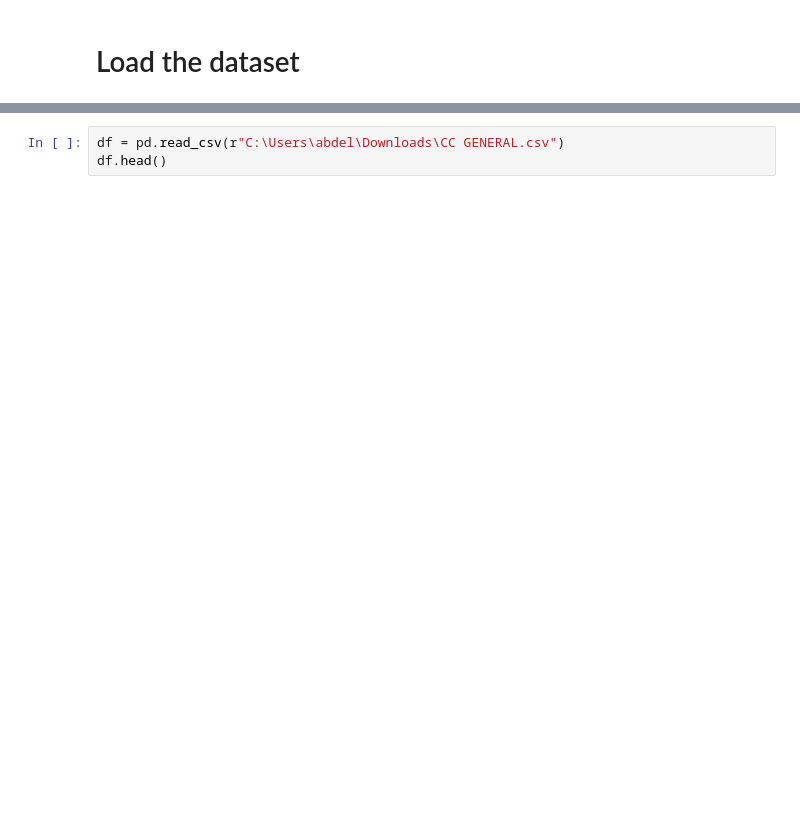
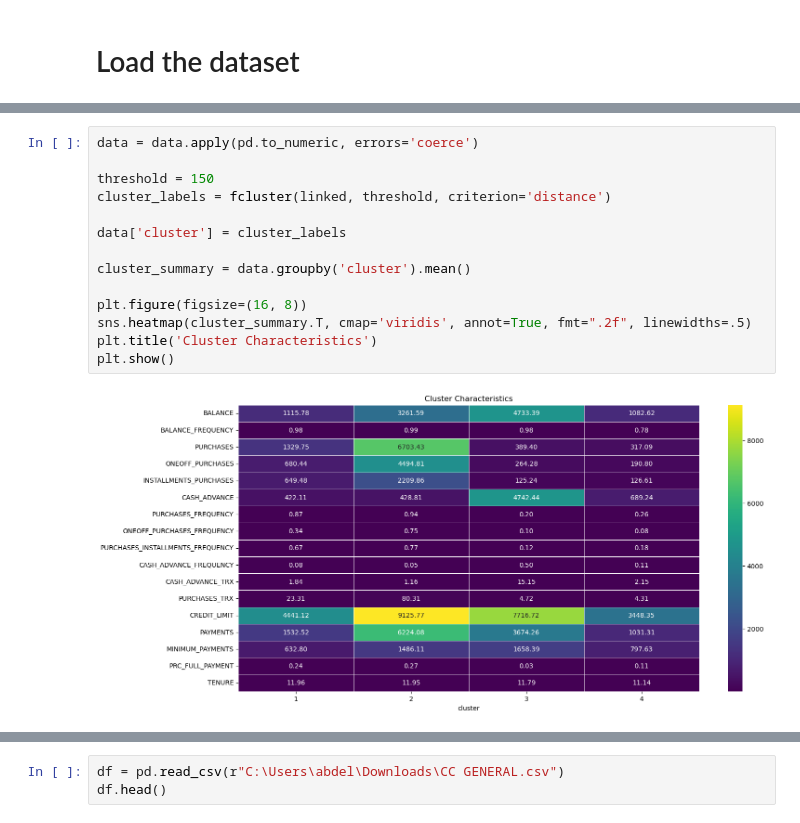
Before and after one commit to Th3Herm1t/GoMyCode, a Jupyter notebook: Checkpoint 9.ipynb, the cells around one changed output, grey strips where cells are left out. Drawn from its saved outputs; the diff is of its cells as text; blank space fills up the shorter version.

```diff
--- a/Checkpoint 9.ipynb
+++ b/Checkpoint 9.ipynb
@@ -16,0 +49,16 @@ from sklearn.metrics import davies_bouldin_score
+# %%
+data = data.apply(pd.to_numeric, errors='coerce')
+
+threshold = 150
+cluster_labels = fcluster(linked, threshold, criterion='distance')
+
+data['cluster'] = cluster_labels
+
+cluster_summary = data.groupby('cluster').mean()
+
+plt.figure(figsize=(16, 8))
+sns.heatmap(cluster_summary.T, cmap='viridis', annot=True, fmt=".2f", linewidths=.5)
+plt.title('Cluster Characteristics')
+plt.show()
+# %% [output]
+[figure, added]
```
Also changed, not shown: parts of 17 cells of this notebook.
